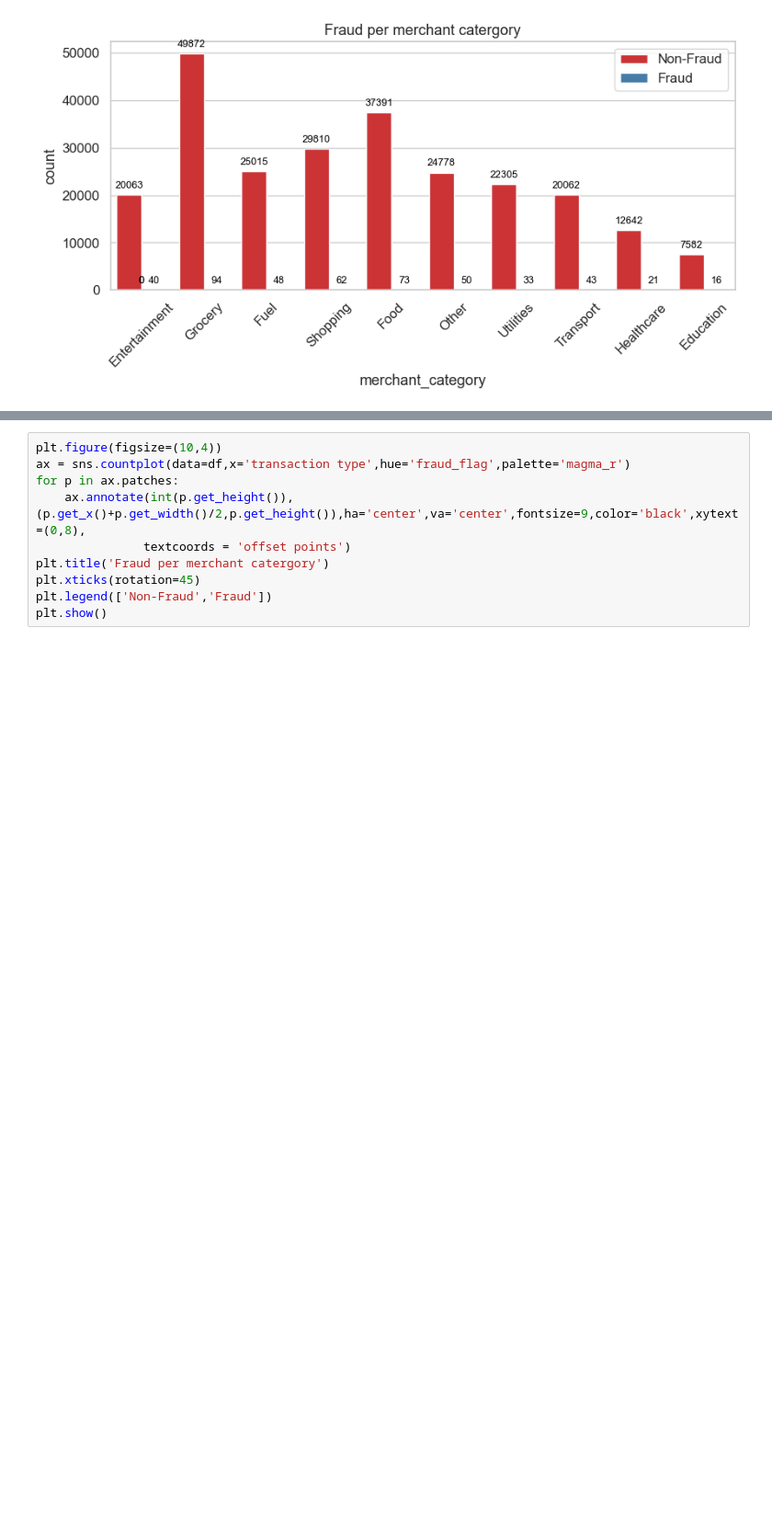
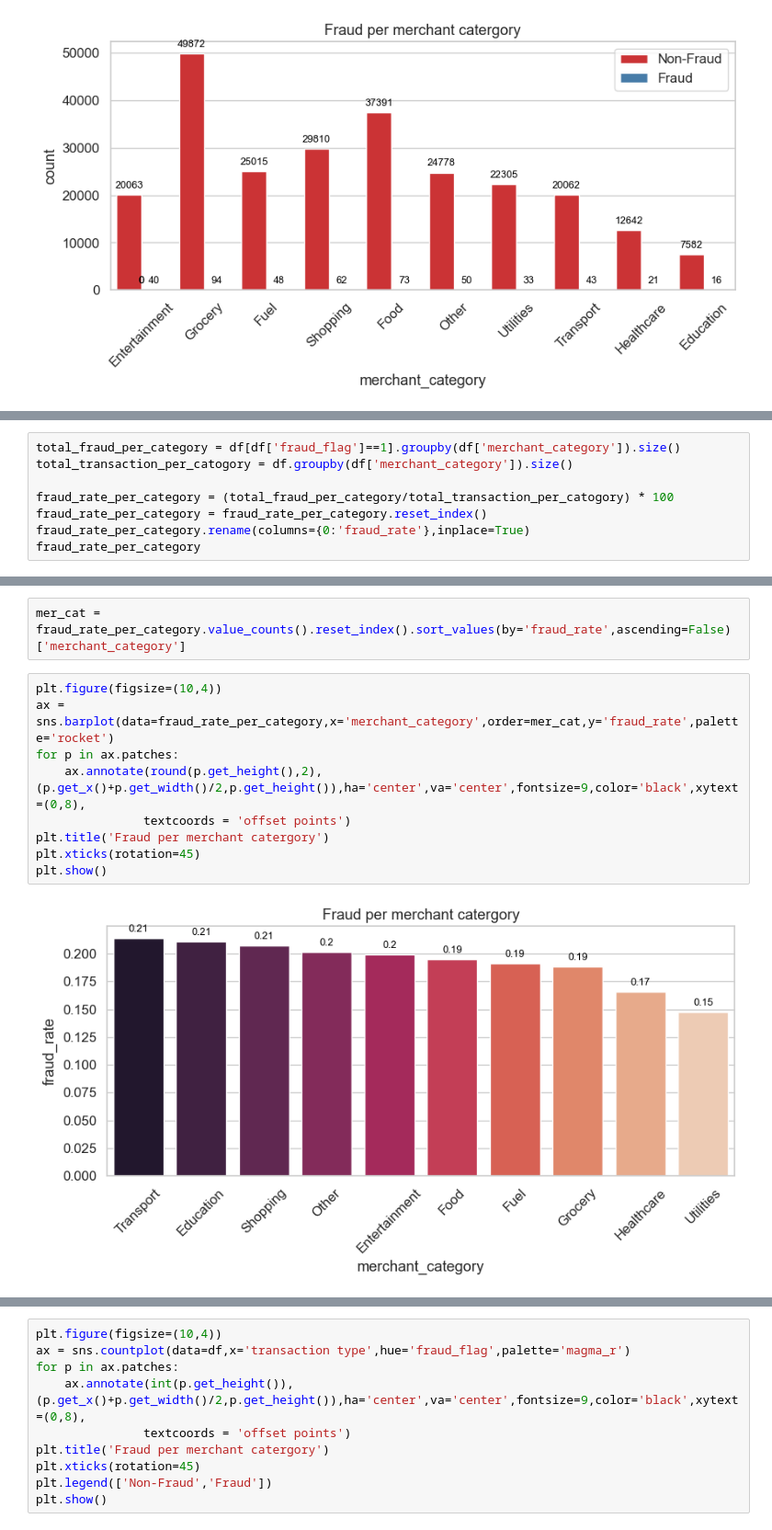
Before and after one commit to RajBhumarkar/UPI-Transaction-Behaviour-and-Fraud-Pattern-Analysis, a Jupyter notebook: upi_eda.ipynb, the cells around one changed output, grey strips where cells are left out. Shown at 92% size. Drawn from its saved outputs; the diff is of its cells as text; blank space fills up the shorter version.

Commit message:
add fraud_rate

```diff
--- a/upi_eda.ipynb
+++ b/upi_eda.ipynb
@@ -301,0 +302,8 @@ plt.show()
+# %%
+total_fraud_per_category = df[df['fraud_flag']==1].groupby(df['merchant_category']).size()
+total_transaction_per_catogory = df.groupby(df['merchant_category']).size()
+
+fraud_rate_per_category = (total_fraud_per_category/total_transaction_per_catogory) * 100
+fraud_rate_per_category = fraud_rate_per_category.reset_index()
+fraud_rate_per_category.rename(columns={0:'fraud_rate'},inplace=True)
+fraud_rate_per_category
@@ -302 +322,14 @@ plt.show()
+# %%
+mer_cat = fraud_rate_per_category.value_counts().reset_index().sort_values(by='fraud_rate',ascending=False)['merchant_category']
+# %%
+plt.figure(figsize=(10,4))
+ax = sns.barplot(data=fraud_rate_per_category,x='merchant_category',order=mer_cat,y='fraud_rate',palette='rocket')
+for p in ax.patches:
+    ax.annotate(round(p.get_height(),2),(p.get_x()+p.get_width()/2,p.get_height()),ha='center',va='center',fontsize=9,color='black',xytext=(0,8),
+               textcoords = 'offset points')
+plt.title('Fraud per merchant catergory')
+plt.xticks(rotation=45)
+plt.show()
+# %% [output]
+[figure, added]
 # %% [markdown]
```
Also changed, not shown: parts of 9 cells of this notebook.
